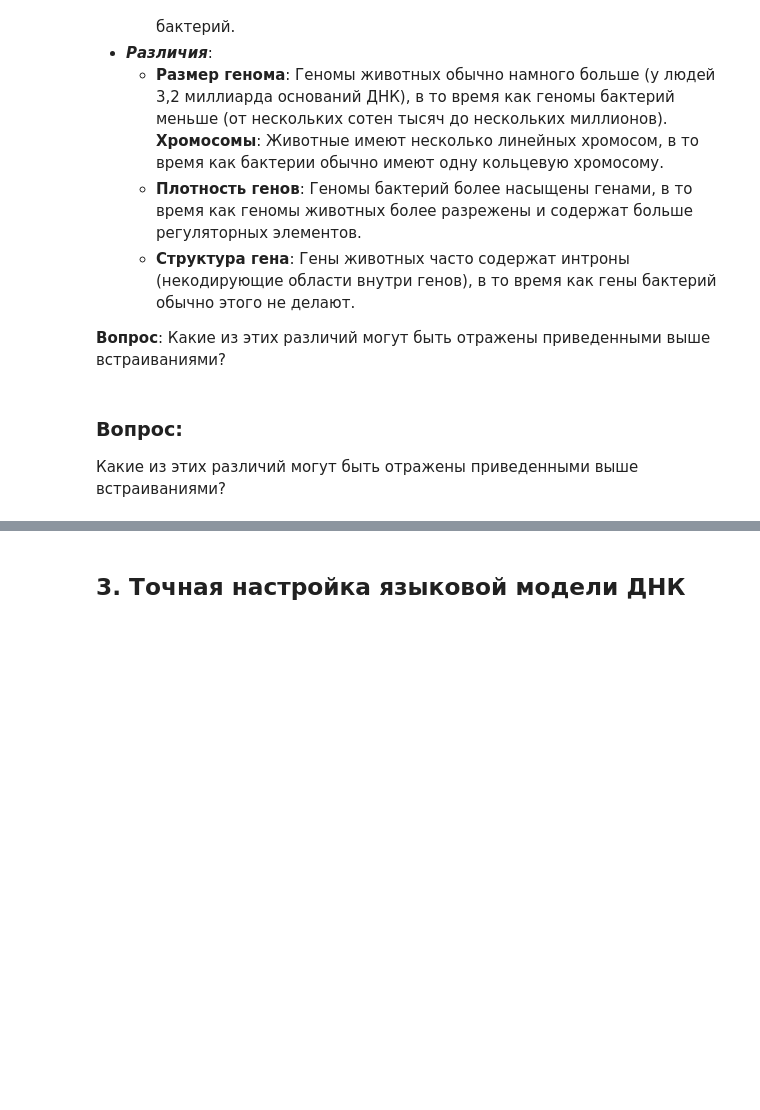
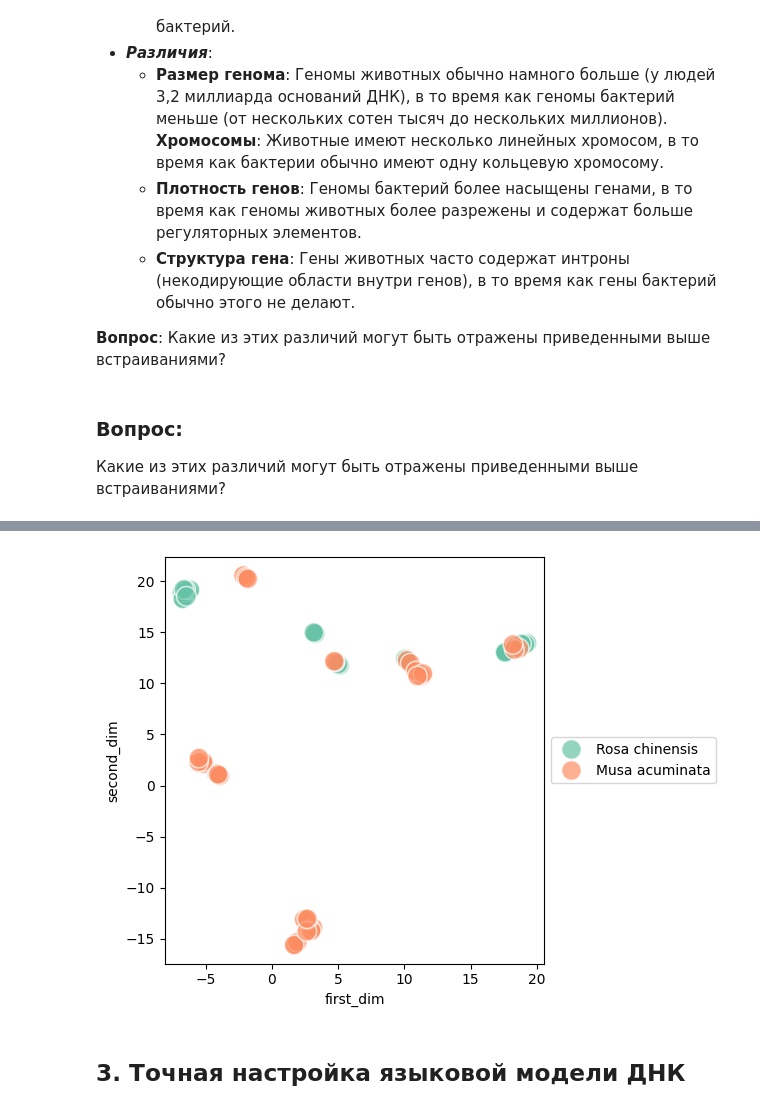
Before and after one commit to pavel-bulyha/NNInBioTasks, a Jupyter notebook: tasks/Lab11-12/AI_for_Biology.ipynb, the cells around one changed output, grey strips where cells are left out. Cells and saved outputs as stored; diff of their text form; code cells hidden in the pictures; blank space fills up the shorter version.

```diff
--- a/tasks/Lab11-12/AI_for_Biology.ipynb
+++ b/tasks/Lab11-12/AI_for_Biology.ipynb
@@ -887,0 +938,23 @@ plt.tight_layout()
+# %%
+try:
+    output = subprocess.check_output(
+        "wmic CPU Get NumberOfCores /Format:csv".split(),
+        text=True
+    ).strip()
+    lines = output.splitlines()
+
+    num_cores = sum(int(line.split(',')[-1]) for line in lines[1:] if line)
+except Exception as e:
+    num_cores = multiprocessing.cpu_count()
+
+os.environ["LOKY_MAX_CPU_COUNT"] = str(num_cores)
+print("Using", num_cores, "CPU cores (LOKY_MAX_CPU_COUNT).")
+
+# Заменяем t-SNE на UMAP:
+umap_model = umap.UMAP(n_components=2, random_state=0, n_neighbors=5, min_dist=0.1)
+embeddings_umap = umap_model.fit_transform(embeddings)  # embeddings – это ваши данные для редукции
+
+embeddings_umap_df = pd.DataFrame(
+    embeddings_umap, columns=['first_dim', 'second_dim'])
+embeddings_umap_df['organism'] = dna_sequences_df['organism']
+embeddings_umap_df
@@ -888,3 +976,15 @@ plt.tight_layout()
+# %%
+ax = sns.scatterplot(data=embeddings_umap_df,
+                x='first_dim',
+                y='second_dim',
+                hue='organism', color=None,
+                s=200, alpha=0.7, palette='Set2')
+
+plt.legend(loc='center left', bbox_to_anchor=(1, 0.5))
+
+plt.tight_layout()
+# %% [output]
+[figure, added]
 # %% [markdown]
 ## 3. Точная настройка языковой модели ДНК
 # %% [markdown]
```
Also changed, not shown: parts of 19 cells of this notebook, 1 other file.
